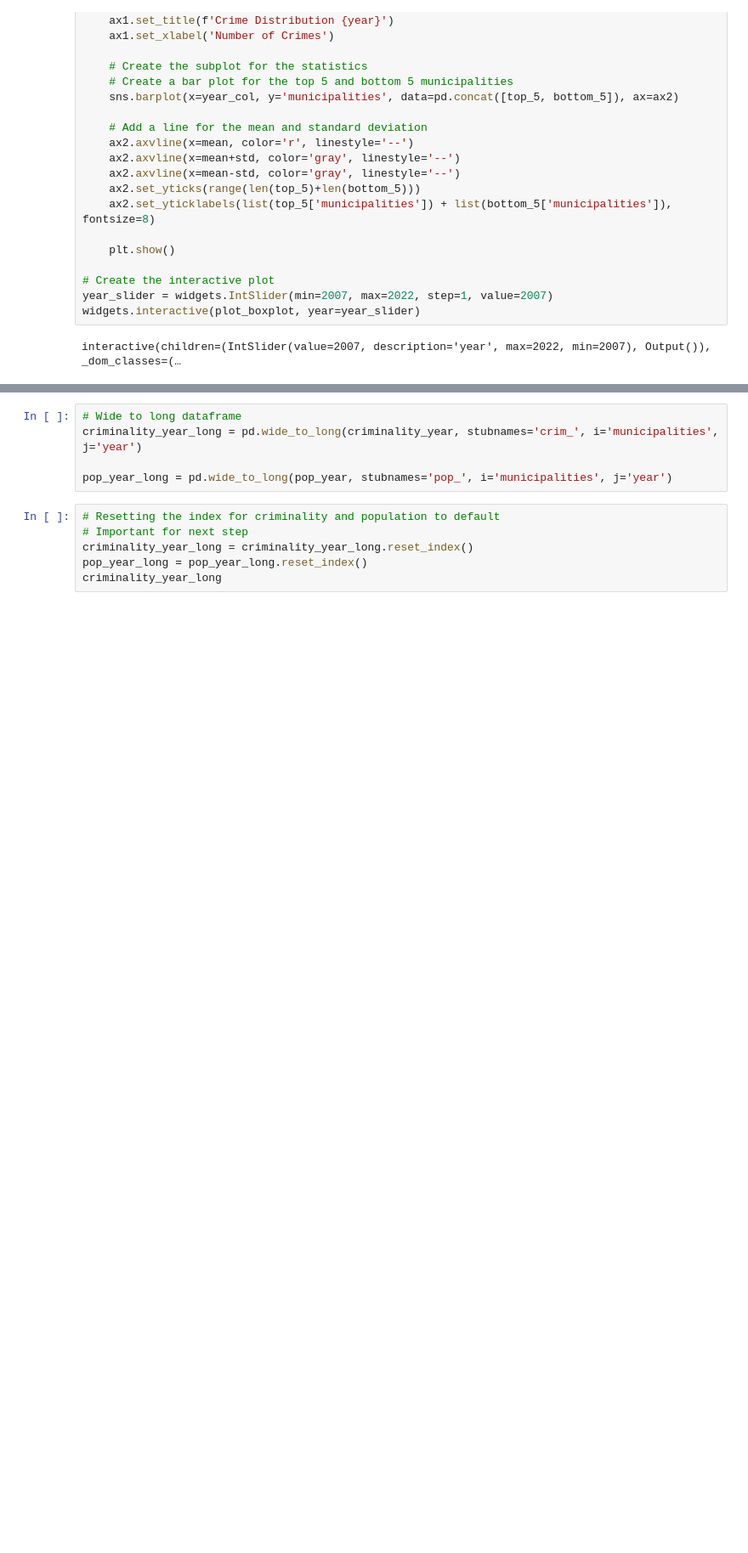
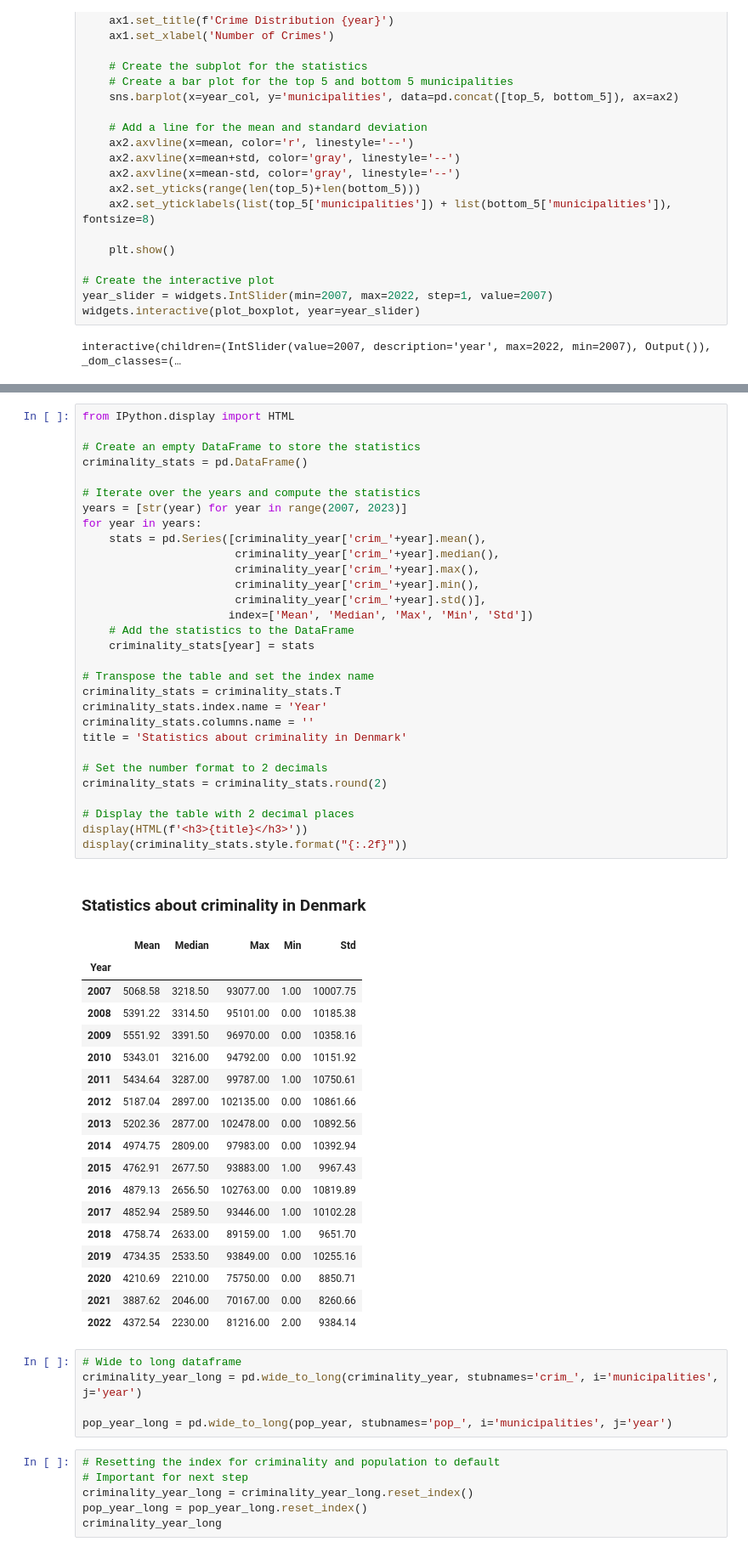
Before and after one commit to NumEconCopenhagen/projects-2023-latin-power, a Jupyter notebook: dataproject/dataproject.ipynb, the cells around one changed output, grey strips where cells are left out. Shown at 85% size. Cells and saved outputs as stored; diff of their text form; blank space fills up the shorter version.

```diff
--- a/dataproject/dataproject.ipynb
+++ b/dataproject/dataproject.ipynb
@@ -280,3 +284,53 @@ From the mean of the crime by year since 2007 until 2022, it is possible to see
+# %%
+from IPython.display import HTML
+
+# Create an empty DataFrame to store the statistics
+criminality_stats = pd.DataFrame()
+
+# Iterate over the years and compute the statistics
+years = [str(year) for year in range(2007, 2023)]
+for year in years:
+    stats = pd.Series([criminality_year['crim_'+year].mean(),
+                       criminality_year['crim_'+year].median(),
+                       criminality_year['crim_'+year].max(),
+                       criminality_year['crim_'+year].min(),
+                       criminality_year['crim_'+year].std()],
+                      index=['Mean', 'Median', 'Max', 'Min', 'Std'])
+    # Add the statistics to the DataFrame
+    criminality_stats[year] = stats
+
+# Transpose the table and set the index name
+criminality_stats = criminality_stats.T
+criminality_stats.index.name = 'Year'
+criminality_stats.columns.name = ''
+title = 'Statistics about criminality in Denmark'
+
+# Set the number format to 2 decimals
+criminality_stats = criminality_stats.round(2)
+
+# Display the table with 2 decimal places
+display(HTML(f'<h3>{title}</h3>'))
+display(criminality_stats.style.format("{:.2f}"))
+# %% [output]
+Statistics about criminality in Denmark
+|  | Mean | Median | Max | Min | Std |
+| Year |  |  |  |  |  |
+| 2007 | 5068.58 | 3218.50 | 93077.00 | 1.00 | 10007.75 |
+| 2008 | 5391.22 | 3314.50 | 95101.00 | 0.00 | 10185.38 |
+| 2009 | 5551.92 | 3391.50 | 96970.00 | 0.00 | 10358.16 |
+| 2010 | 5343.01 | 3216.00 | 94792.00 | 0.00 | 10151.92 |
+| 2011 | 5434.64 | 3287.00 | 99787.00 | 1.00 | 10750.61 |
+| 2012 | 5187.04 | 2897.00 | 102135.00 | 0.00 | 10861.66 |
+| 2013 | 5202.36 | 2877.00 | 102478.00 | 0.00 | 10892.56 |
+| 2014 | 4974.75 | 2809.00 | 97983.00 | 0.00 | 10392.94 |
+| 2015 | 4762.91 | 2677.50 | 93883.00 | 1.00 | 9967.43 |
+| 2016 | 4879.13 | 2656.50 | 102763.00 | 0.00 | 10819.89 |
+| 2017 | 4852.94 | 2589.50 | 93446.00 | 1.00 | 10102.28 |
+| 2018 | 4758.74 | 2633.00 | 89159.00 | 1.00 | 9651.70 |
+| 2019 | 4734.35 | 2533.50 | 93849.00 | 0.00 | 10255.16 |
+| 2020 | 4210.69 | 2210.00 | 75750.00 | 0.00 | 8850.71 |
+| 2021 | 3887.62 | 2046.00 | 70167.00 | 0.00 | 8260.66 |
+| 2022 | 4372.54 | 2230.00 | 81216.00 | 2.00 | 9384.14 |
 # %%
 # Wide to long dataframe
 criminality_year_long = pd.wide_to_long(criminality_year, stubnames='crim_', i='municipalities', j='year')
```
Also changed, not shown: parts of 5 cells of this notebook.
